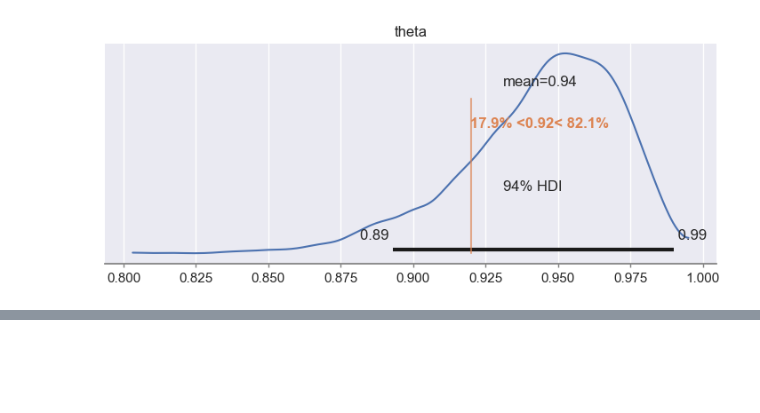
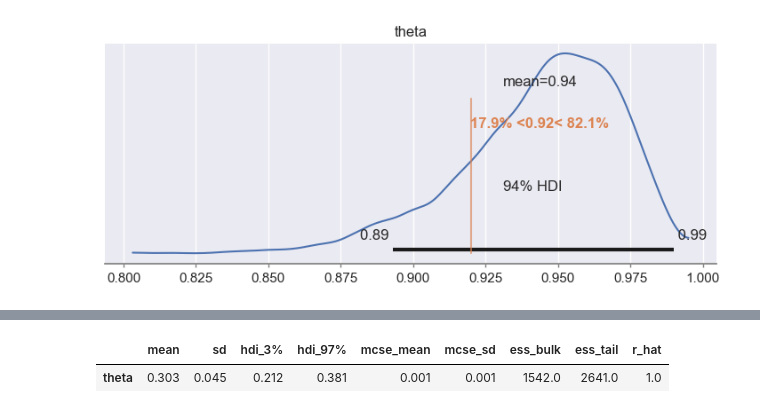
Before and after one commit to gcorani/bda, a Jupyter notebook: 1-ProbProgramming-proportion.ipynb, the cells around one changed output, grey strips where cells are left out. Drawn from its saved outputs; the diff is of its cells as text; code cells hidden in the pictures; blank space fills up the shorter version.

```diff
--- a/1-ProbProgramming-proportion.ipynb
+++ b/1-ProbProgramming-proportion.ipynb
@@ -482,0 +504,6 @@ Sampling 4 chains for 1_000 tune and 1_000 draw iterations (4_000 + 4_000 draws
+# %%
+# close to the result obtained with the beta prior; there is about 0.01 difference due to sampling uncertainty
+az.summary(unif_trace)
+# %% [output]
+|  | mean | sd | hdi_3% | hdi_97% | mcse_mean | mcse_sd | ess_bulk | ess_tail | r_hat |
+| theta | 0.303 | 0.045 | 0.212 | 0.381 | 0.001 | 0.001 | 1542.0 | 2641.0 | 1.0 |
```
Also changed, not shown: parts of 14 cells of this notebook, 8 other files.
